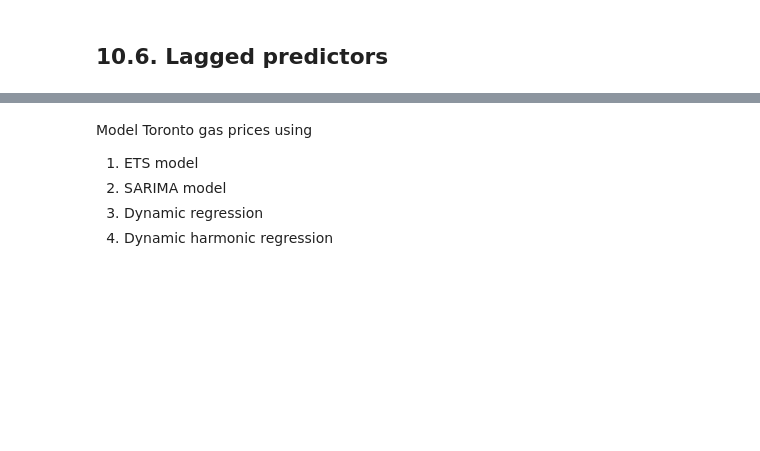
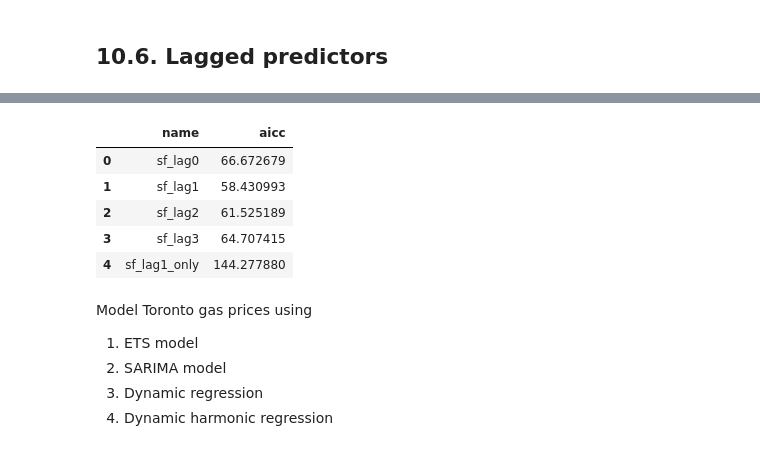
Before and after one commit to sebsciarra/gas_pump_prices, a Jupyter notebook: notebooks/chap10_dynamic_reg.ipynb, the cells around one changed output, grey strips where cells are left out. Cells and saved outputs as stored; diff of their text form; code cells hidden in the pictures; blank space fills up the shorter version.

```diff
--- a/notebooks/chap10_dynamic_reg.ipynb
+++ b/notebooks/chap10_dynamic_reg.ipynb
@@ -285,3 +300,44 @@ df_result = pd.concat(objs=results, ignore_index=True)
+# %%
+for lag in [1, 2, 3]:
+    df_insur[f"TVadverts_{lag}"] = df_insur["TVadverts"].shift(lag)
+
+
+sf_models= {}
+
+for lag in [0, 1, 2, 3]:
+
+    model_name = f'sf_lag{lag}'
+    sf_models[model_name] = StatsForecast(models=[AutoARIMA(season_length=12, d=0)], freq='MS')
+
+    if lag == 0:
+        vars = ["unique_id", "ds", "Quotes", "TVadverts"]
+    else:
+        vars = ["unique_id", "ds", "Quotes", "TVadverts"] + [f'TVadverts_{lag}' for lag in range(1, lag+1)]
+
+    # fit to data
+    _ = sf_models[model_name].fit(df=df_insur[vars], target_col="Quotes")
+# %%
+
+# try just adding the lag-1 effect
+vars = ["unique_id", "ds", "Quotes",  "TVadverts_1"]
+sf_models['sf_lag1_only'] = StatsForecast(models=[AutoARIMA(season_length=12, d=0)], freq='MS')
+_ = sf_models['sf_lag1_only'].fit(df=df_insur[vars], target_col="Quotes")
+
+# NOTE: lag-1 is the best model
+df_aicc = pd.DataFrame({"name": sf_models.keys()})
+df_aicc['aicc'] = np.nan
+
+# examine AICc values
+for name, model in sf_models.items():
+    df_aicc.loc[df_aicc['name'].eq(name), 'aicc'] = model.fitted_[0][0].model_["aicc"]
+df_aicc
+# %% [output]
+|  | name | aicc |
+| 0 | sf_lag0 | 66.672679 |
+| 1 | sf_lag1 | 58.430993 |
+| 2 | sf_lag2 | 61.525189 |
+| 3 | sf_lag3 | 64.707415 |
+| 4 | sf_lag1_only | 144.277880 |
 # %% [markdown]
 Model Toronto gas prices using
 
```
Also changed, not shown: parts of 1 cell of this notebook, 1 other file.
